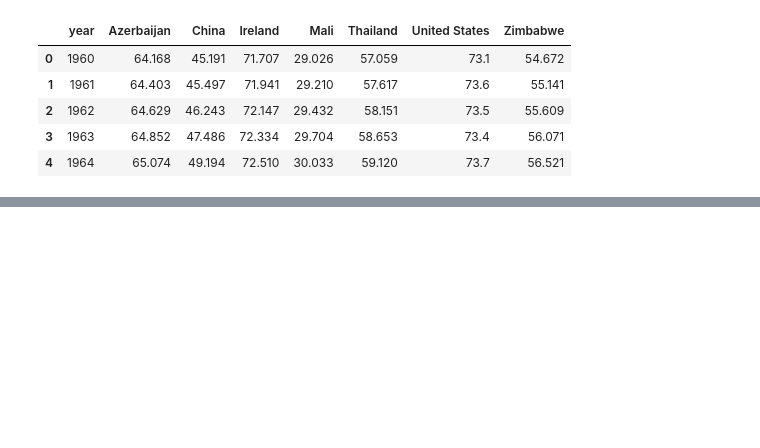
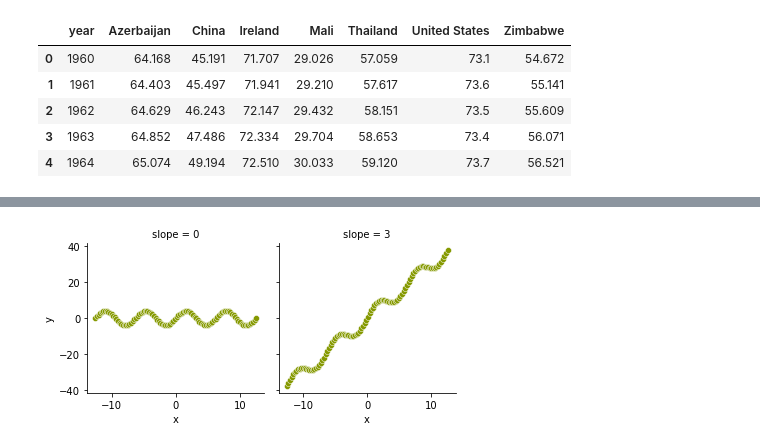
Before and after one commit to brendanrbrown/stor155_sp21, a Jupyter notebook: notebooks/wb_health.ipynb, the cells around one changed output, grey strips where cells are left out. Cells and saved outputs as stored; diff of their text form; code cells hidden in the pictures; blank space fills up the shorter version.

```diff
--- a/notebooks/wb_health.ipynb
+++ b/notebooks/wb_health.ipynb
@@ -141,0 +210,13 @@ d.drop(columns = 'year').apply(lambda x: [x[nlast] - x[0], (x[nlast] - x[0])/x[0
+# %%
+def sinuwave(n, k = 4, amp = 4, slopes = [0, 3]):
+    x = np.linspace(-k*np.pi, k*np.pi, n)
+    df = pd.concat([pd.DataFrame({'x': x, 'y': amp*np.sin(x) + x*s, 'slope': s}) for s in slopes])
+
+    return df
+# %%
+d = sinuwave(100)
+# %%
+sns.FacetGrid(d, col = 'slope').map(sns.scatterplot, 'x', 'y', color = '#859900')
+plt.savefig('images/mvn_sinplot.jpeg')
+# %% [output]
+[figure, added]
```
Also changed, not shown: parts of 11 cells of this notebook, 6 other files.
